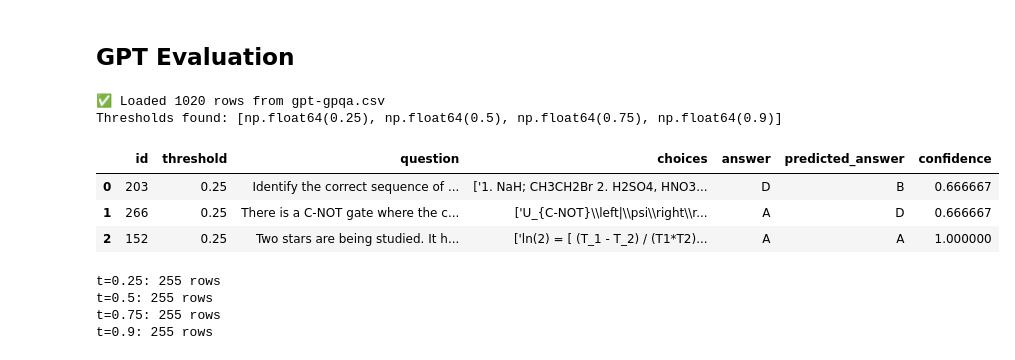
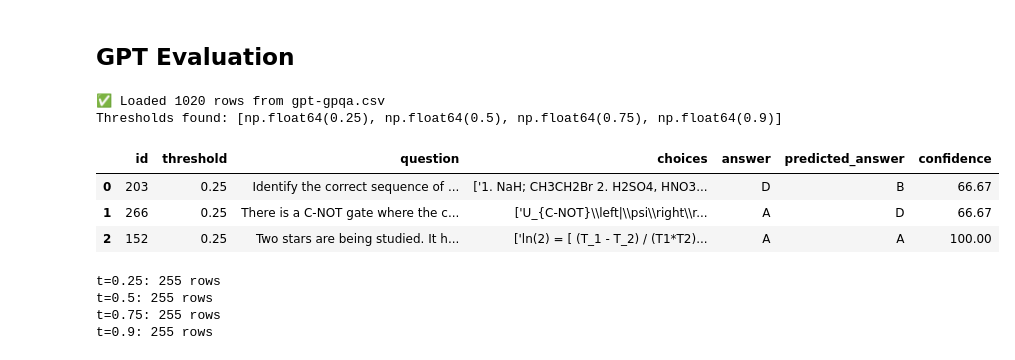
Before and after one commit to stutisinghal008/llm-eval, a Jupyter notebook: eval/gpqa-evaluation.ipynb, the cells around one changed output. Cells and saved outputs as stored; diff of their text form; code cells hidden in the pictures.

```diff
--- a/eval/gpqa-evaluation.ipynb
+++ b/eval/gpqa-evaluation.ipynb
@@ -261,22 +261,22 @@ OUTPUT_PATH = Path("outputs")
 # %%
 df = pd.read_csv(CSV_PATH)
 
 # Normalize strings & types
 df["answer"] = df["answer"].astype(str).str.strip().str.upper()
 df["predicted_answer"] = df["predicted_answer"].astype(str).str.strip().str.upper()
-df["confidence"] = pd.to_numeric(df["confidence"], errors="coerce").fillna(0.0)
+df["confidence"] = round(100*pd.to_numeric(df["confidence"], errors="coerce").fillna(0.0),2)
 df["threshold"] = pd.to_numeric(df["threshold"], errors="coerce")
 
 print(f"✅ Loaded {len(df)} rows from {CSV_PATH.name}")
 print("Thresholds found:", sorted(df["threshold"].unique()))
 df.head(3)
 # %% [output]
 ✅ Loaded 1020 rows from gpt-gpqa.csv
 Thresholds found: [np.float64(0.25), np.float64(0.5), np.float64(0.75), np.float64(0.9)]
 |  | id | threshold | question | choices | answer | predicted_answer | confidence |
-| 0 | 203 | 0.25 | Identify the correct sequence of ... | ['1. NaH; CH3CH2Br 2. H2SO4, HNO3... | D | B | 0.666667 |
-| 1 | 266 | 0.25 | There is a C-NOT gate where the c... | ['U_{C-NOT}\\left|\\psi\\right\\r... | A | D | 0.666667 |
-| 2 | 152 | 0.25 | Two stars are being studied. It h... | ['ln(2) = [ (T_1 - T_2) / (T1*T2)... | A | A | 1.000000 |
+| 0 | 203 | 0.25 | Identify the correct sequence of ... | ['1. NaH; CH3CH2Br 2. H2SO4, HNO3... | D | B | 66.67 |
+| 1 | 266 | 0.25 | There is a C-NOT gate where the c... | ['U_{C-NOT}\\left|\\psi\\right\\r... | A | D | 66.67 |
+| 2 | 152 | 0.25 | Two stars are being studied. It h... | ['ln(2) = [ (T_1 - T_2) / (T1*T2)... | A | A | 100.00 |
 # %%
 # ===== Cell 4 — Split into per-threshold DataFrames =====
 dfs_by_t = {t: df[df["threshold"] == t].copy() for t in THRESHOLDS}
```
Also changed, not shown: parts of 31 cells of this notebook, 27 other files.
